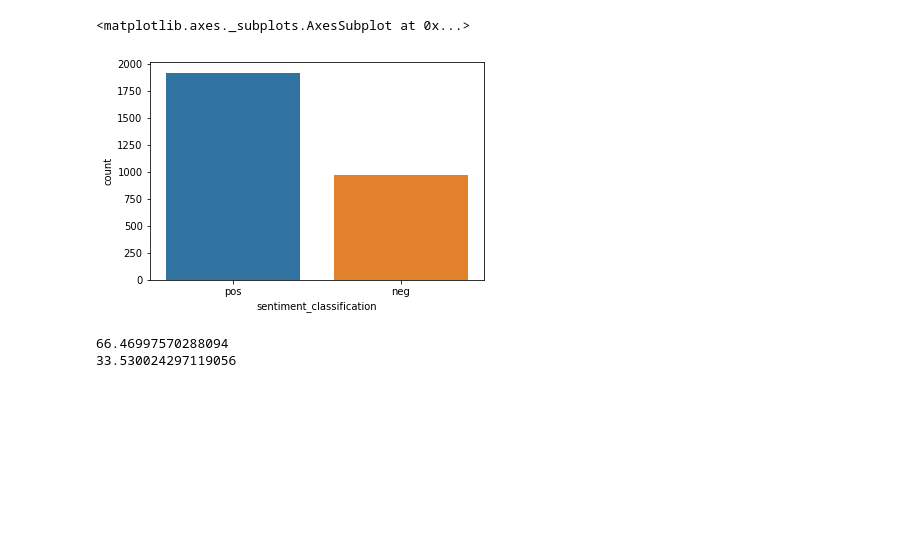
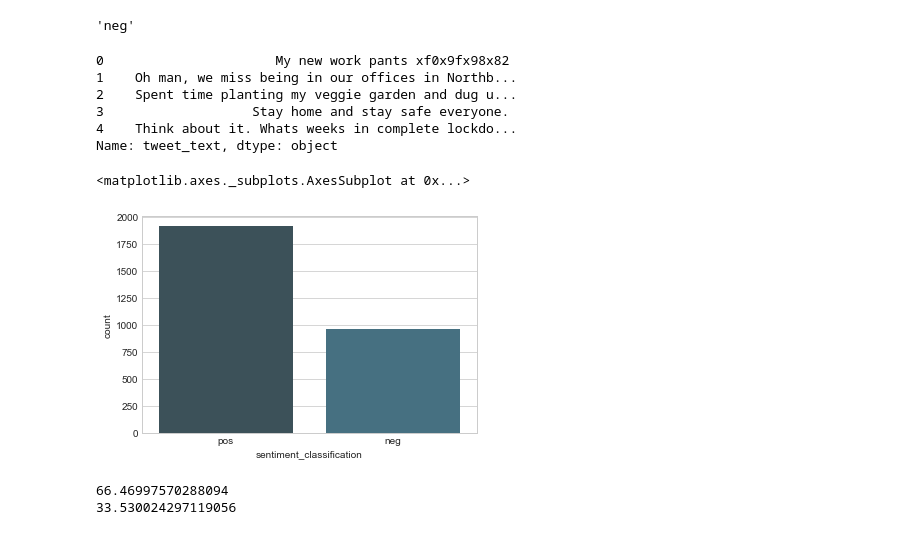
Before and after one commit to hasitha-ranasinghe/twitter-data-analysis-covid19, a Jupyter notebook: src/data_analysis.ipynb, the cells around one changed output. Cells and saved outputs as stored; diff of their text form; code cells hidden in the pictures; blank space fills up the shorter version.

```diff
--- a/src/data_analysis.ipynb
+++ b/src/data_analysis.ipynb
@@ -39,8 +52,24 @@ data.head()
+# %%
+sent('Spent time planting my veggie garden and dug u')
+# %% [output]
+'neg'
+# %%
+data['tweet_text'].head()
+# %% [output]
+0                      My new work pants xf0x9fx98x82
+1    Oh man, we miss being in our offices in Northb...
+2    Spent time planting my veggie garden and dug u...
+3                   Stay home and stay safe everyone.
+4    Think about it. Whats weeks in complete lockdo...
+Name: tweet_text, dtype: object
+# %%
+sns.set_style('whitegrid')
+sns.set_palette("GnBu_d")
 # %%
-sns.countplot(x='sentiment_classification',data=data)
+sns.countplot(x='sentiment_classification',data=data, )
 # %% [output]
 <matplotlib.axes._subplots.AxesSubplot at 0x...>
-[figure, old version]
+[figure, new version]
 # %%
 pos_tweets= [ tweet for index, tweet in enumerate(data['sentiment_classification']) if data['sentiment_classification'][index] == 'pos']
 neg_tweets= [ tweet for index, tweet in enumerate(data['sentiment_classification']) if data['sentiment_classification'][index] == 'neg']
```
Also changed, not shown: parts of 5 cells of this notebook, 5 other files.
